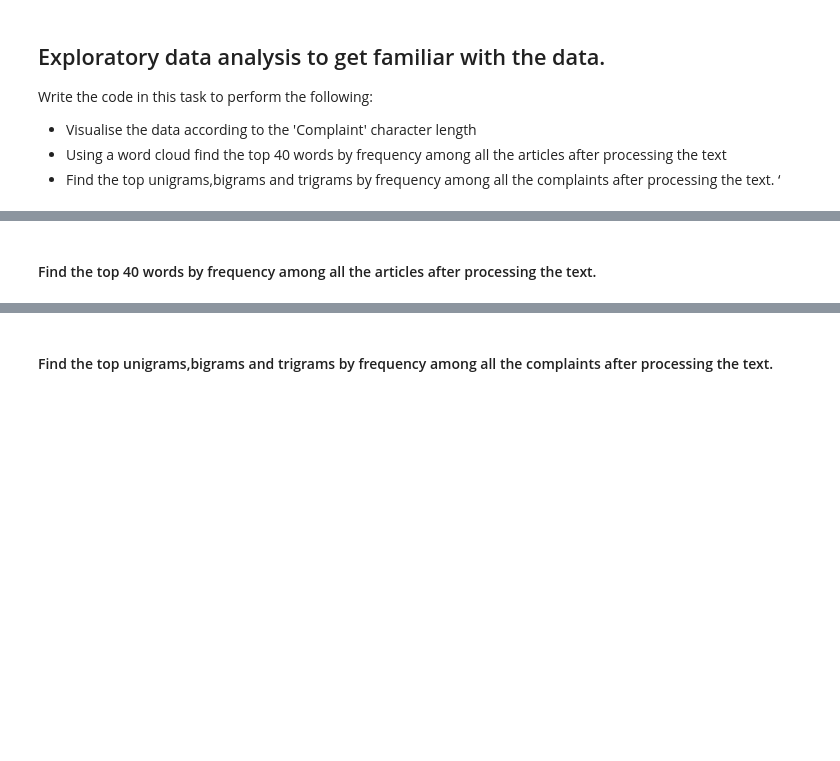
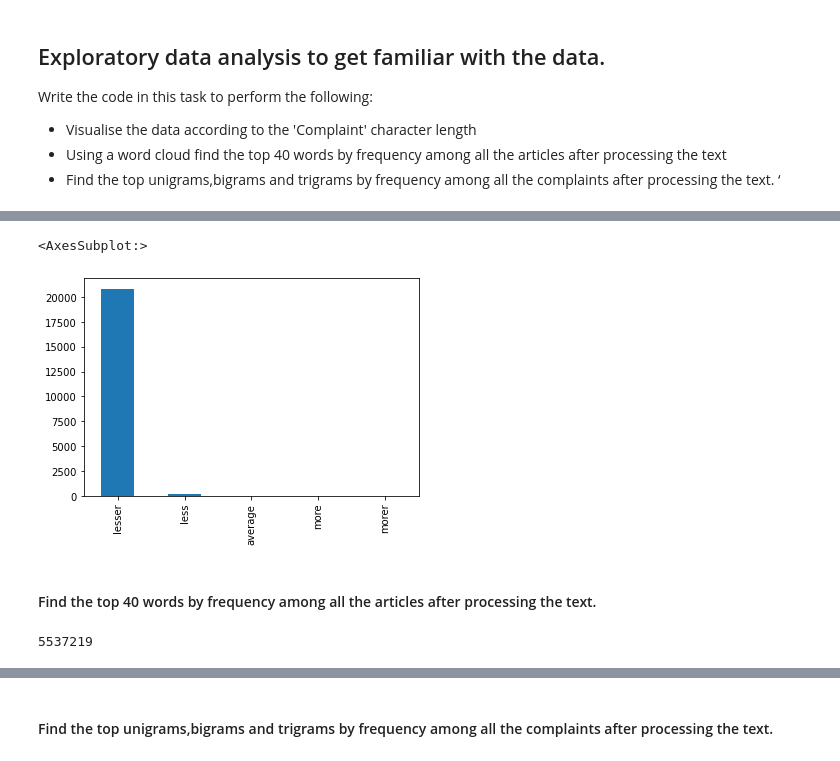
Before and after one commit to ayushxx7/TicketClassification, a Jupyter notebook: Automatic_Ticket_Classification_Assignment.ipynb, the cells around one changed output, grey strips where cells are left out. Saved outputs shown, nothing was run; the diff lists cells and outputs as text; code cells hidden in the pictures; blank space fills up the shorter version.

```diff
--- a/Automatic_Ticket_Classification_Assignment.ipynb
+++ b/Automatic_Ticket_Classification_Assignment.ipynb
@@ -380,2 +364,6 @@ print(get_relevant_words(x))
 # %%
 #Write your function to extract the POS tags
+df_clean = pd.DataFrame(df['complaint_what_happened'])
+# %%
+df_clean['lemmatized_complaint'] = np.nan
+df_clean['lemmatized_complaint'] = df_clean['lemmatized_complaint'].astype(str)
@@ -394,0 +480,5 @@ Write the code in this task to perform the following:
+# %%
+pd.cut(df_clean['complaint_what_happened'].str.len(), 5, labels=['lesser', 'less', 'average', 'more', 'morer']).value_counts().plot(kind='bar')
+# %% [output]
+<AxesSubplot:>
+[figure, added]
@@ -398,0 +494,4 @@ Write the code in this task to perform the following:
+# %%
+len(all_words_list)
+# %% [output]
+5537219
```
Also changed, not shown: parts of 20 cells of this notebook.
